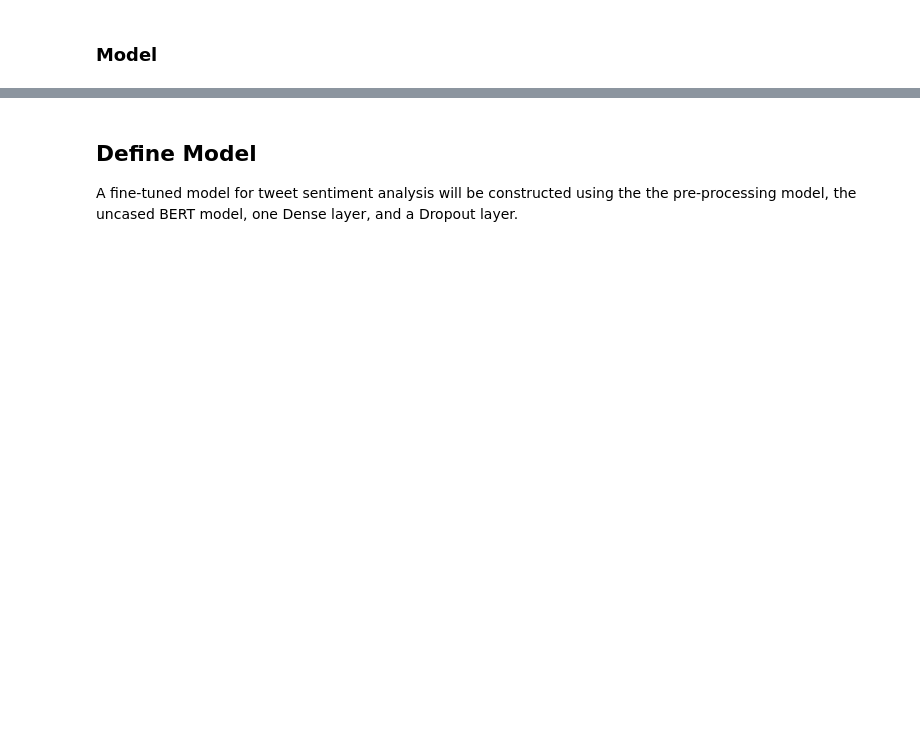
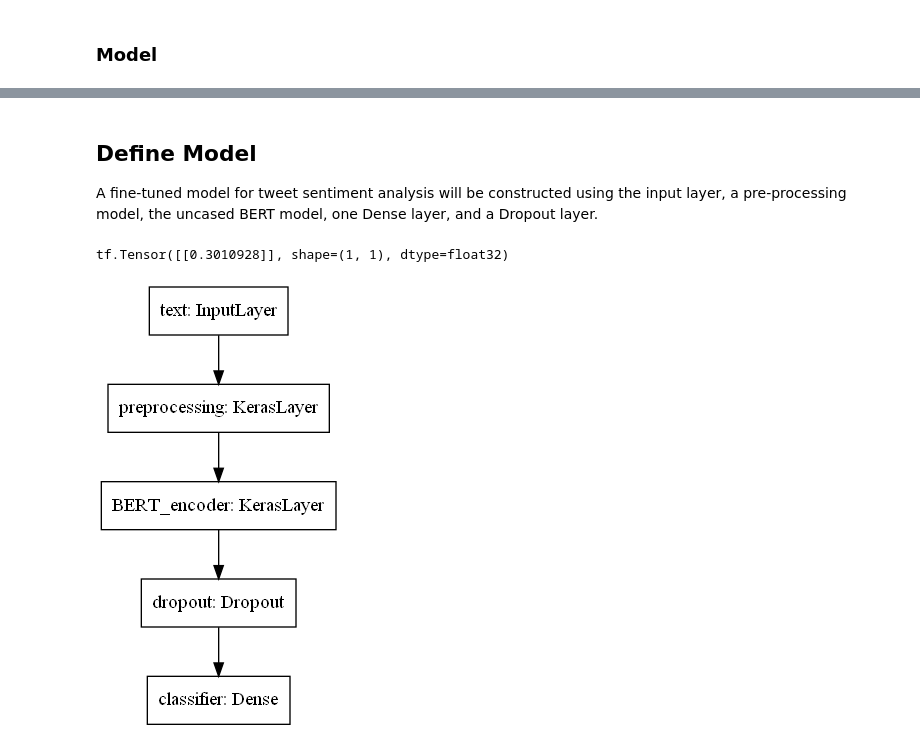
Before and after one commit to Dormanator/trending-sentiments, a Jupyter notebook: training.ipynb, the cells around one changed output, grey strips where cells are left out. Saved outputs shown, nothing was run; the diff lists cells and outputs as text; code cells hidden in the pictures; blank space fills up the shorter version.

Commit message:
layer graphic added

```diff
--- a/training.ipynb
+++ b/training.ipynb
@@ -163,3 +164,24 @@ Sequence Outputs Values:[[-0.28946328  0.3432129   0.3323155  ...  0.21300781  0
 # %% [markdown]
 ## Define Model
-A fine-tuned model for tweet sentiment analysis will be constructed using the the pre-processing model, the uncased BERT model, one Dense layer, and a Dropout layer.
+A fine-tuned model for tweet sentiment analysis will be constructed using the input layer, a pre-processing model, the uncased BERT model, one Dense layer, and a Dropout layer.
+# %%
+def build_classifier_model():
+    text_input = tf.keras.layers.Input(shape=(), dtype=tf.string, name='text')
+    preprocessing_layer = hub.KerasLayer(tfhub_handle_preprocess, name='preprocessing')
+    encoder_inputs = preprocessing_layer(text_input)
+    encoder = hub.KerasLayer(tfhub_handle_encoder, trainable=True, name='BERT_encoder')
+    outputs = encoder(encoder_inputs)
+    net = outputs['pooled_output']
+    net = tf.keras.layers.Dropout(0.1)(net)
+    net = tf.keras.layers.Dense(1, activation=None, name='classifier')(net)
+    return tf.keras.Model(text_input, net)
+# %%
+classifier_model = build_classifier_model()
+bert_raw_result = classifier_model(tf.constant(text_test))
+print(tf.sigmoid(bert_raw_result))
+# %% [output]
+tf.Tensor([[0.3010928]], shape=(1, 1), dtype=float32)
+# %%
+tf.keras.utils.plot_model(classifier_model)
+# %% [output]
+[figure, added]
```
Also changed, not shown: parts of 6 cells of this notebook, 1 other file.
